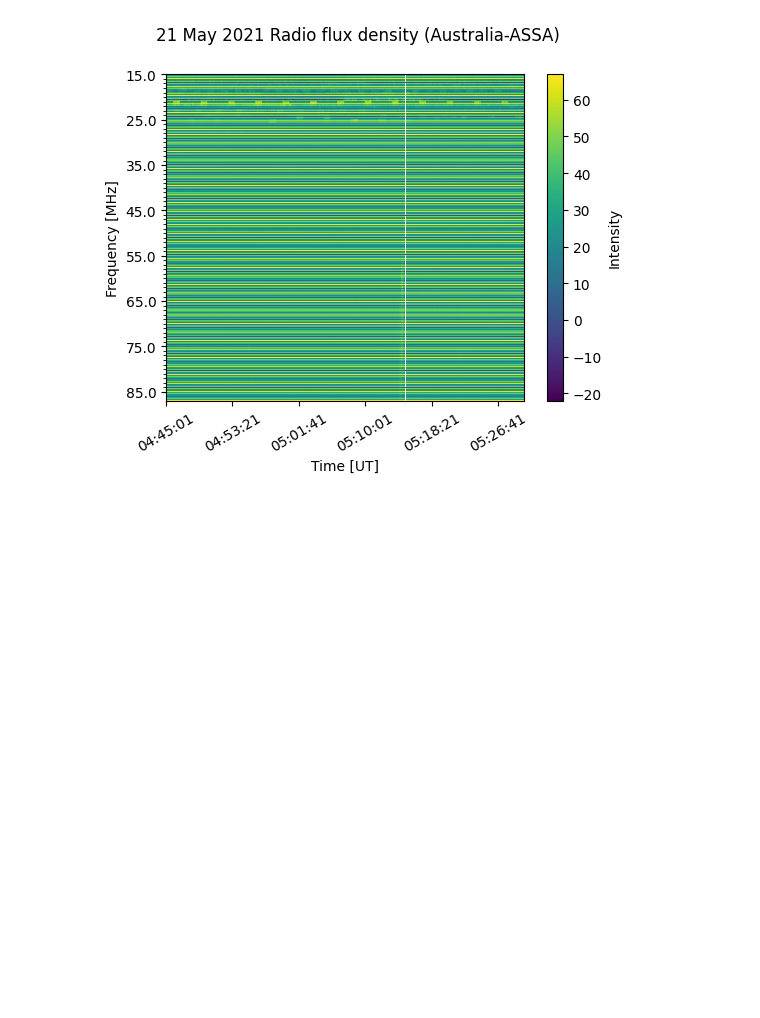
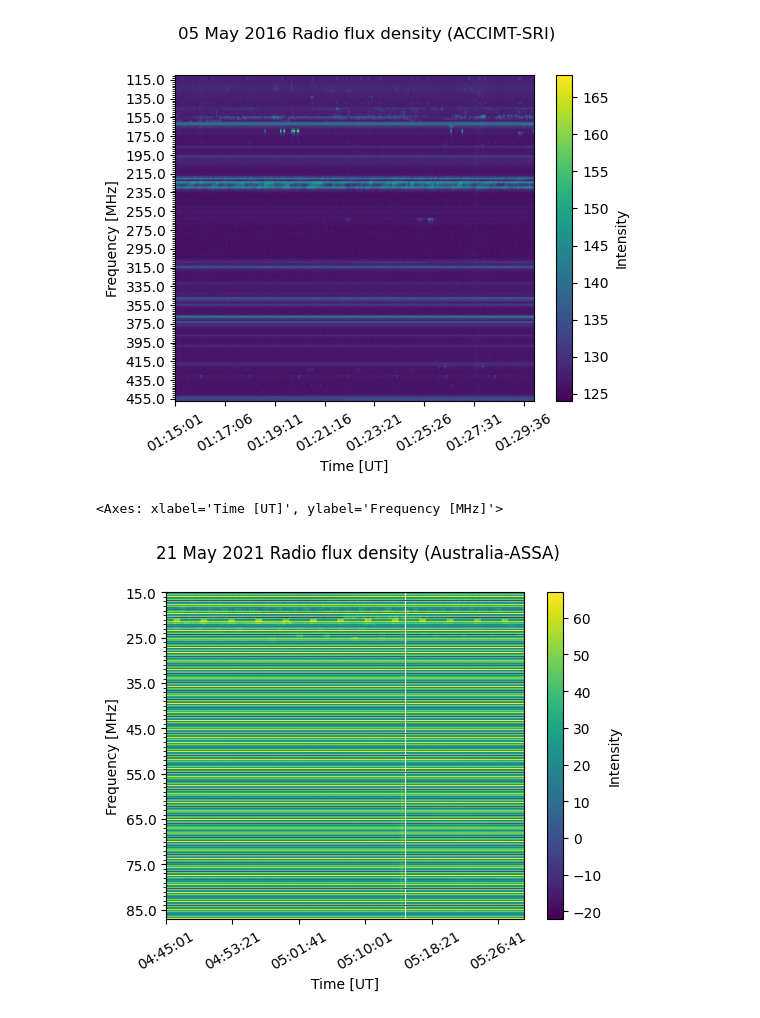
Before and after one commit to i4Ds/Radio-sunburst-labelcreation, a Jupyter notebook: spectogram_editing.ipynb, the cells around one changed output. Saved outputs shown, nothing was run; the diff lists cells and outputs as text; code cells hidden in the pictures; blank space fills up the shorter version.

```diff
--- a/spectogram_editing.ipynb
+++ b/spectogram_editing.ipynb
@@ -35,6 +35,13 @@ def download_spectogram(df_row, mid_time, duration, subtract_background=True):
 def download_spectogram_from_df_row(df_row, duration):
     mid_time = df_row['datetime_start'] + (df_row['datetime_end'] - df_row['datetime_start']) / 2
     return download_spectogram(df_row, mid_time, duration)
+# %%
+spec = CallistoSpectrogram.read("http://soleil.i4ds.ch/solarradio/data/2002-20yy_Callisto/2016/05/05/ACCIMT-SRI_20160505_011501_59.fit.gz")
+# %%
+spec.peek()
+# %% [output]
+[figure, added]
+<Axes: xlabel='Time [UT]', ylabel='Frequency [MHz]'>
 # %%
 spec = download_spectogram_from_df_row(burst_list.iloc[677], duration)
 # %%
```
Also changed, not shown: parts of 1 cell of this notebook, 6 other files.
